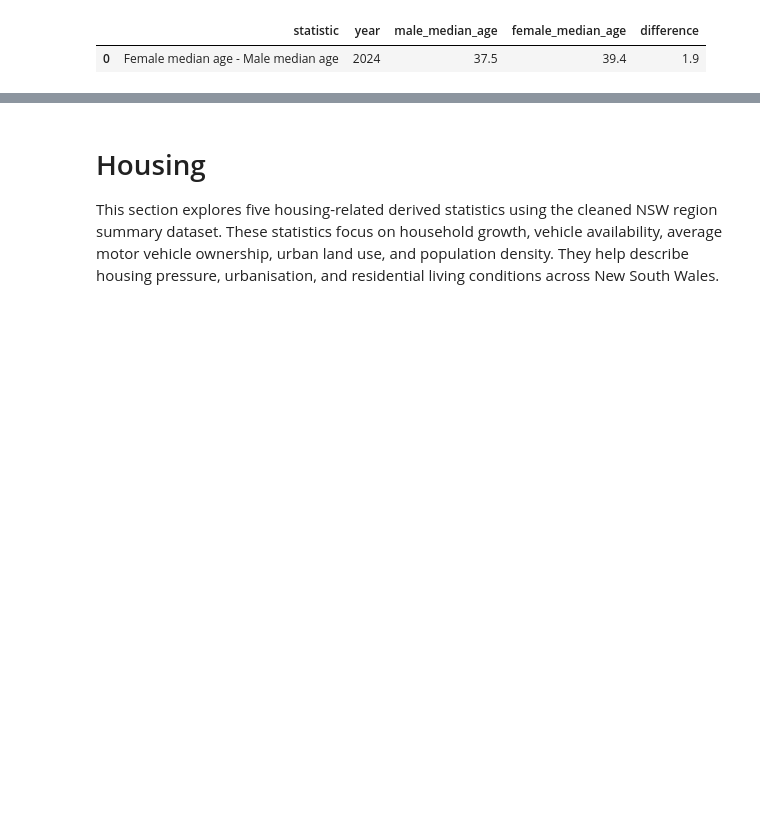
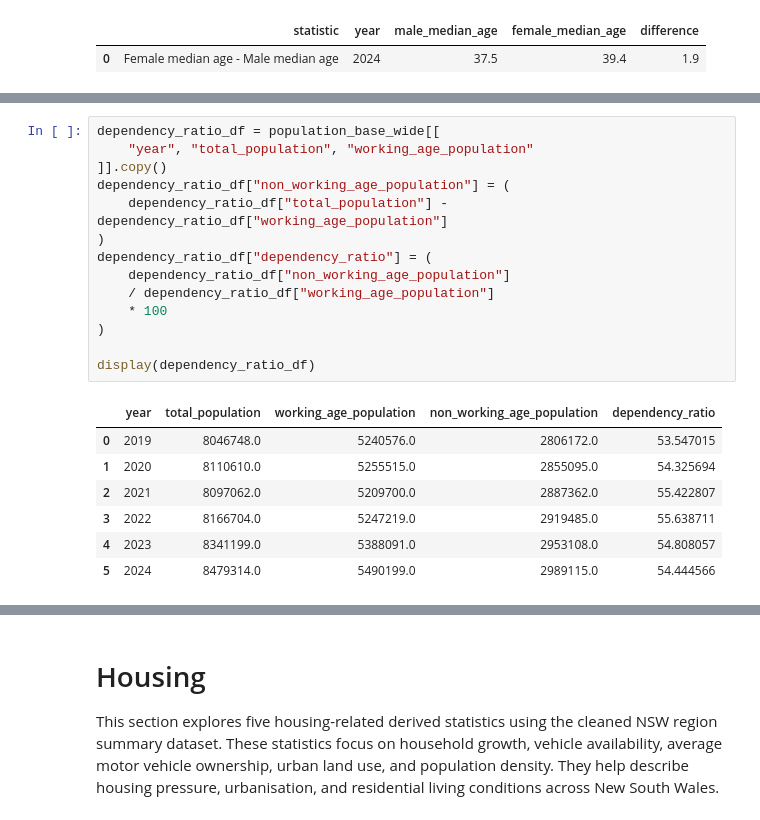
Before and after one commit to felix971/DATA2001_G56, a Jupyter notebook: data2001-版本2.ipynb, the cells around one changed output, grey strips where cells are left out. Drawn from its saved outputs; the diff is of its cells as text; blank space fills up the shorter version.

```diff
--- a/data2001-版本2.ipynb
+++ b/data2001-版本2.ipynb
@@ -692,0 +829,22 @@ display(median_age_range)
+# %%
+dependency_ratio_df = population_base_wide[[
+    "year", "total_population", "working_age_population"
+]].copy()
+dependency_ratio_df["non_working_age_population"] = (
+    dependency_ratio_df["total_population"] - dependency_ratio_df["working_age_population"]
+)
+dependency_ratio_df["dependency_ratio"] = (
+    dependency_ratio_df["non_working_age_population"]
+    / dependency_ratio_df["working_age_population"]
+    * 100
+)
+
+display(dependency_ratio_df)
+# %% [output]
+|  | year | total_population | working_age_population | non_working_age_population | dependency_ratio |
+| 0 | 2019 | 8046748.0 | 5240576.0 | 2806172.0 | 53.547015 |
+| 1 | 2020 | 8110610.0 | 5255515.0 | 2855095.0 | 54.325694 |
+| 2 | 2021 | 8097062.0 | 5209700.0 | 2887362.0 | 55.422807 |
+| 3 | 2022 | 8166704.0 | 5247219.0 | 2919485.0 | 55.638711 |
+| 4 | 2023 | 8341199.0 | 5388091.0 | 2953108.0 | 54.808057 |
+| 5 | 2024 | 8479314.0 | 5490199.0 | 2989115.0 | 54.444566 |
```
Also changed, not shown: parts of 27 cells of this notebook, 1 other file.
